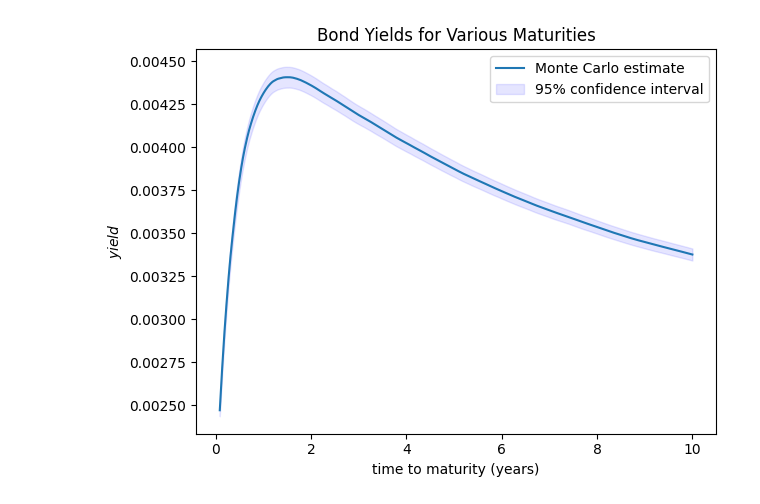
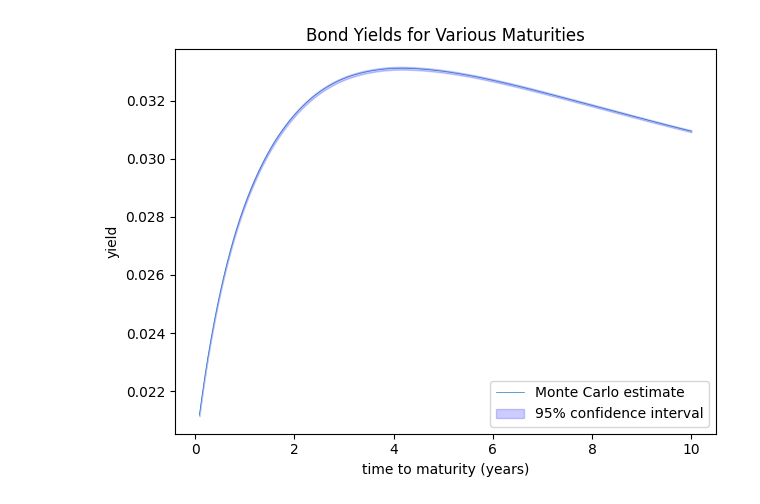
Before and after one commit to joshuakim314/MMF1928, a Jupyter notebook: Project 3/mmf1928_a3.ipynb, the cells around one changed output. Cells and saved outputs as stored; diff of their text form; code cells hidden in the pictures.

```diff
--- a/Project 3/mmf1928_a3.ipynb
+++ b/Project 3/mmf1928_a3.ipynb
@@ -28,7 +28,10 @@ def get_yield(r, N, delta_t=1/252, conf_alpha=0.05):
     bond_price = np.sum(bond_prices) / r.shape[0]
     bond_price_ci = np.std(bond_prices, ddof=1) * norm.ppf(1 - conf_alpha/2) / np.sqrt(r.shape[0])
     yield_rate = -np.log(bond_price) / T
-    yield_rate_ci = (-np.log(bond_price - bond_price_ci) / T, -np.log(bond_price + bond_price_ci) / T)
+    yield_rate_ci = (-np.log(bond_price + bond_price_ci) / T, -np.log(bond_price - bond_price_ci) / T)
+    # yield_rates = np.sum(r[:, 1:N+1], axis=1) / N
+    # yield_rate = np.mean(yield_rates)
+    # yield_rate_ci = (yield_rate - np.std(yield_rates, ddof=1)*norm.ppf(1 - conf_alpha/2)/np.sqrt(r.shape[0]), yield_rate + np.std(yield_rates, ddof=1)*norm.ppf(1 - conf_alpha/2)/np.sqrt(r.shape[0]))
     return yield_rate, yield_rate_ci
 # %%
 """Q2 main run"""
@@ -40,8 +43,8 @@ alpha = 3
 beta = 1
 sigma = 0.01
 eta = 0.005
-a = 0.002
-b = 0.005
+a = 0.02
+b = 0.05
 lambda_ = 0.75
 
 t = np.linspace(0, 10, 2521)
@@ -103,25 +106,25 @@ fig.savefig("media/r_t.png")
 # %%
 """Q3 main run"""
 x = sim(x_0, alpha, sigma, 2520, 10, 10000)
 y = sim(y_0, beta, eta, 2520, 10, 10000)
 r = phi + x + y
 
 yields = np.full(2521, np.nan)
 lower_cis = np.full(2521, np.nan)
 upper_cis = np.full(2521, np.nan)
 for i in range(21, 2521):  # 1 month (assuming each month has 21 trading days) ~ 10 years
     yields[i], (lower_cis[i], upper_cis[i]) = get_yield(r, i)
 
 fig, ax = plt.subplots()
-ax.plot(t, yields, label="Monte Carlo estimate")
-ax.fill_between(t, lower_cis, upper_cis, color='b', alpha=.1, label="95% confidence interval")
-ax.set(xlabel='time to maturity (years)', ylabel='$yield$')
+ax.plot(t, yields, label="Monte Carlo estimate", linewidth=0.5)
+ax.fill_between(t, lower_cis, upper_cis, color='b', alpha=.2, label="95% confidence interval")
+ax.set(xlabel='time to maturity (years)', ylabel='yield')
 ax.set_title("Bond Yields for Various Maturities")
 ax.legend()
 plt.tight_layout()
 plt.show()
 fig.savefig("media/yield.png")
 # %% [output]
-[figure, old version]
+[figure, new version]
 # %%
 """Q4 main run"""
```
Also changed, not shown: parts of 2 cells of this notebook, 3 other files.
